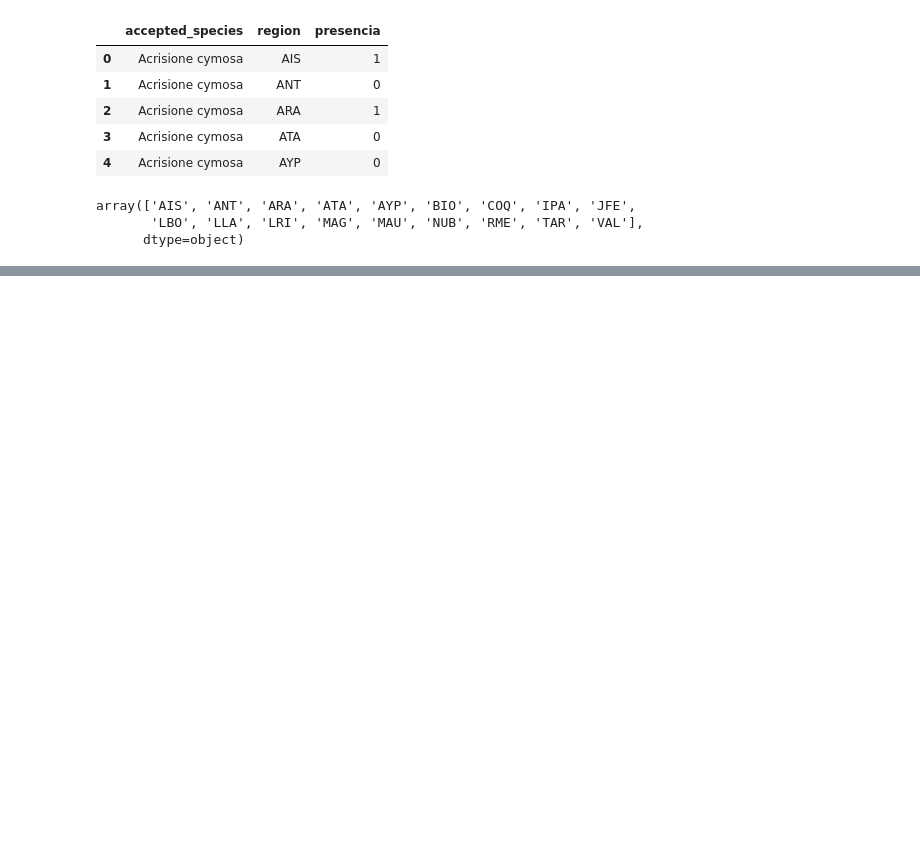
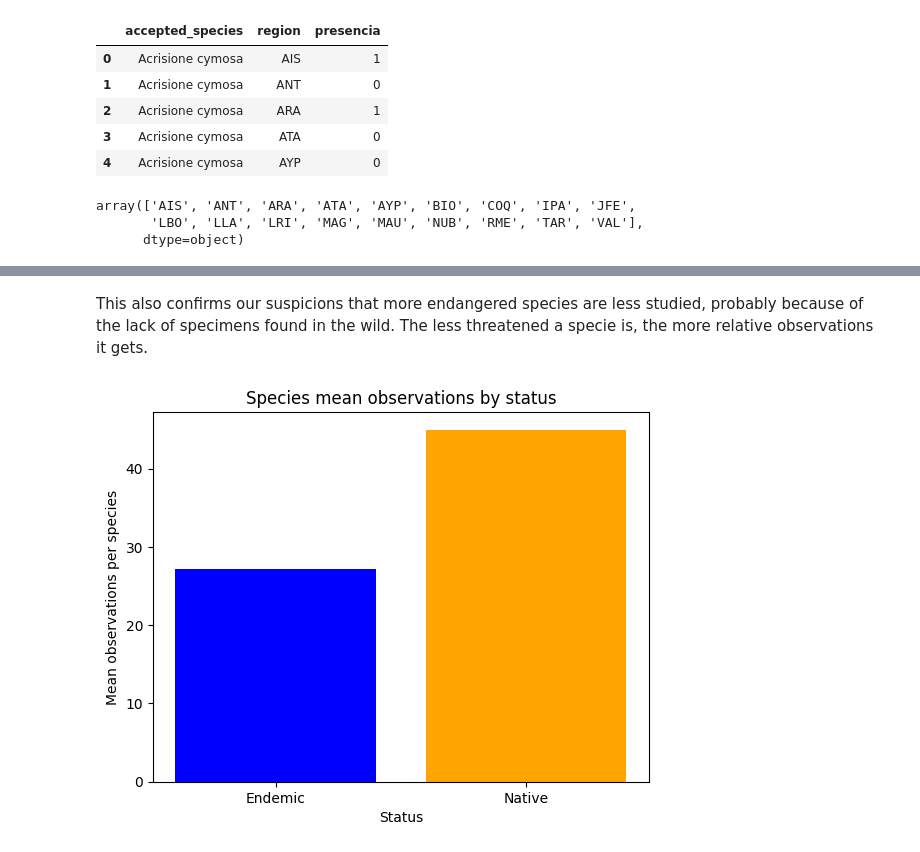
Before and after one commit to flawedvice/rasgos-cl-analysis, a Jupyter notebook: analysis.ipynb, the cells around one changed output, grey strips where cells are left out. Cells and saved outputs as stored; diff of their text form; code cells hidden in the pictures; blank space fills up the shorter version.

```diff
--- a/analysis.ipynb
+++ b/analysis.ipynb
@@ -173,0 +319,13 @@ merged.head()
+# %% [markdown]
+This also confirms our suspicions that more endangered species are less studied, probably because of the lack of specimens found in the wild.
+The less threatened a specie is, the more relative observations it gets.
+# %%
+status_obs = clean_df.loc[:, ["total_observations", "status"]].groupby("status").mean().sort_values("total_observations").reset_index()
+
+plt.bar(status_obs.status, status_obs.total_observations, color=["blue", "orange"])
+plt.title("Species mean observations by status")
+plt.xlabel("Status")
+plt.ylabel("Mean observations per species")
+plt.show()
+# %% [output]
+[figure, added]
```
Also changed, not shown: parts of 29 cells of this notebook.
